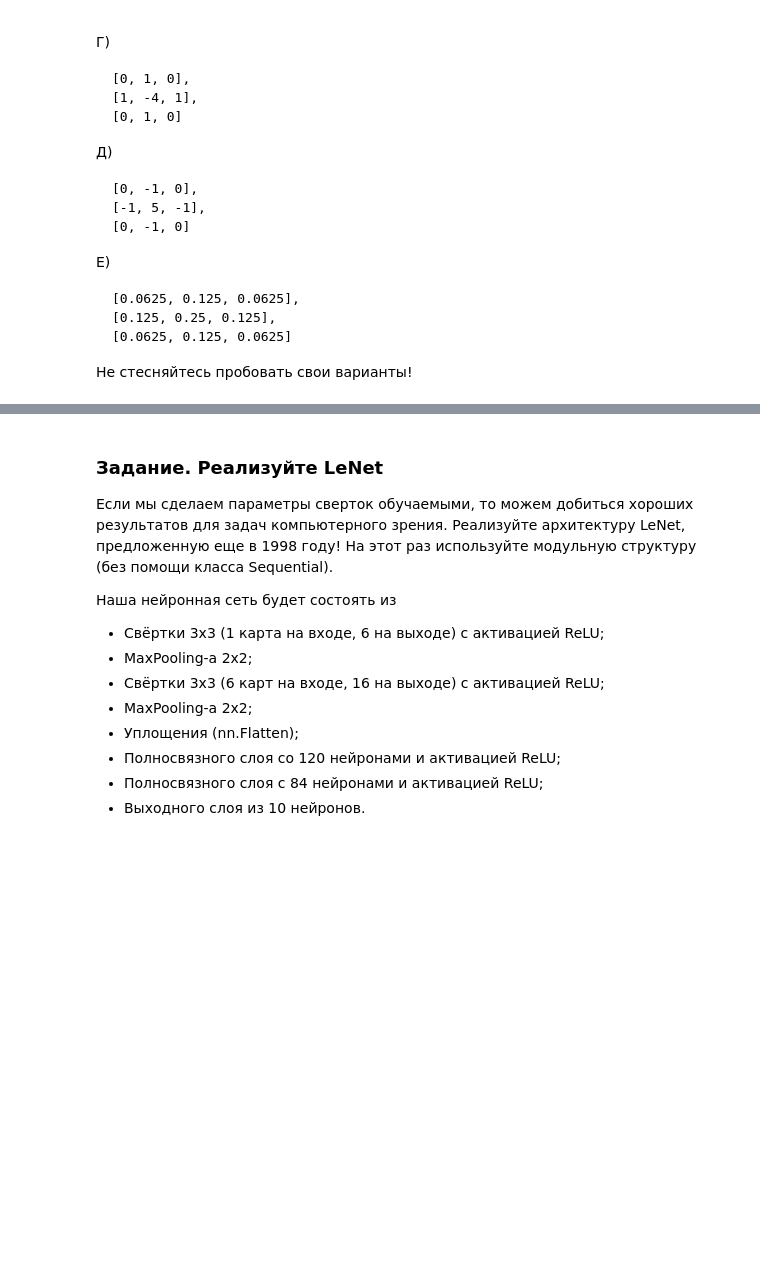
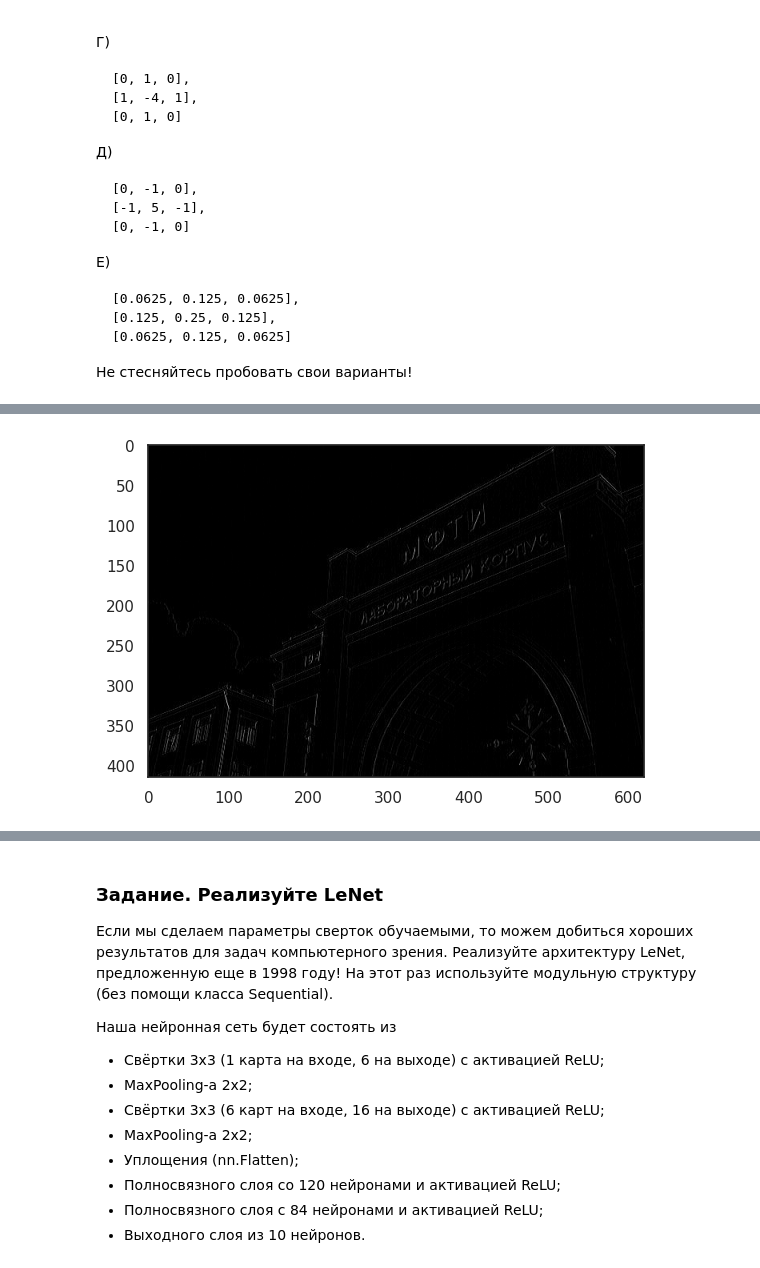
Before and after one commit to darksidius45/Ml_learning, a Jupyter notebook: week_05_convolutional_nets/Homework/hw_4_conv_cnn.ipynb, the cells around one changed output, grey strips where cells are left out. Cells and saved outputs as stored; diff of their text form; code cells hidden in the pictures; blank space fills up the shorter version.

```diff
--- a/week_05_convolutional_nets/Homework/hw_4_conv_cnn.ipynb
+++ b/week_05_convolutional_nets/Homework/hw_4_conv_cnn.ipynb
@@ -520,3 +704,8 @@ img_t = img_t.permute(0, 3, 1, 2)  # [BS, H, W, C] -> [BS, C, H, W]
 img_t = nn.ReflectionPad2d(1)(img_t)  # Pad Image for same output size
 
 result = F.conv2d(img_t, kernel)[0]  #
+result_np = result.permute(1, 2, 0).numpy() / 256 / 3
+
+plt.imshow(result_np)
+plt.show()
+# %% [output]
@@ -523,3 +713,4 @@ result = F.conv2d(img_t, kernel)[0]  #
+[figure, added]
 # %%
 plt.figure(figsize=(12, 8))
 result_np = result.permute(1, 2, 0).numpy() / 256 / 3
```
Also changed, not shown: parts of 38 cells of this notebook.
